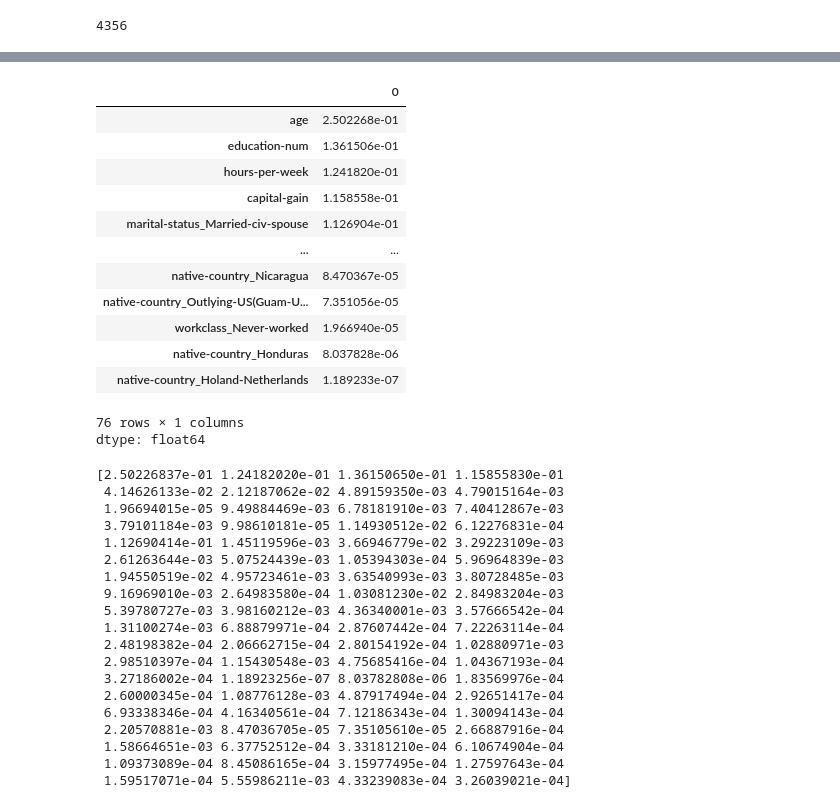
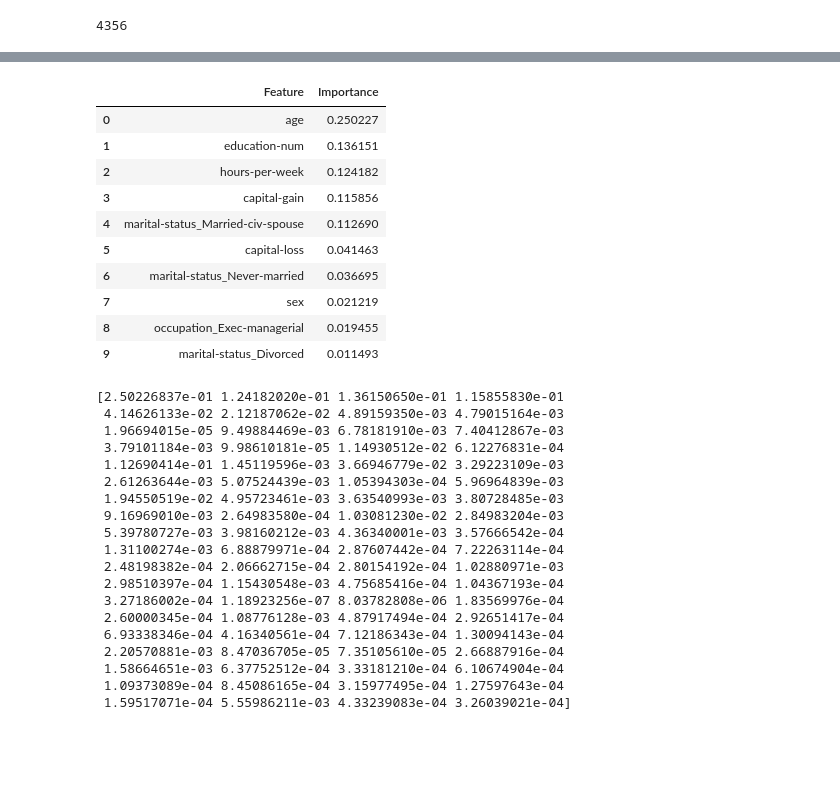
Before and after one commit to atishsundaram1-beep/dl-survey-live-lab-2025, a Jupyter notebook: notebooks/01_baseline_random_forest_gradio.ipynb, the cells around one changed output, grey strips where cells are left out. Drawn from its saved outputs; the diff is of its cells as text; code cells hidden in the pictures; blank space fills up the shorter version.

```diff
--- a/notebooks/01_baseline_random_forest_gradio.ipynb
+++ b/notebooks/01_baseline_random_forest_gradio.ipynb
@@ -550,6 +550,15 @@ X_train.head()
 X_train["capital-loss"].max()
 # %% [output]
 4356
+# %%
+def feature_importance_button():
+    """
+    Returns the top 10 feature importances from the trained Random Forest model.
+    """
+    importances = pd.Series(rf.feature_importances_, index=X_train_final.columns).sort_values(ascending=False).head(10)
+    importances = pd.DataFrame(importances).reset_index()
+    importances.columns = ['Feature', 'Importance']
+    return importances
 # %%
 # Use categories from your training set (already imputed)
 workclass_choices = sorted(pd.unique(X_train["workclass"].dropna()))
@@ -605,20 +608,17 @@ def show_feature_importance():
-# %%
-show_feature_importance()
-# %% [output]
-|  | 0 |
-| age | 2.502268e-01 |
-| education-num | 1.361506e-01 |
-| hours-per-week | 1.241820e-01 |
-| capital-gain | 1.158558e-01 |
-| marital-status_Married-civ-spouse | 1.126904e-01 |
-| ... | ... |
-| native-country_Nicaragua | 8.470367e-05 |
-| native-country_Outlying-US(Guam-U... | 7.351056e-05 |
-| workclass_Never-worked | 1.966940e-05 |
-| native-country_Honduras | 8.037828e-06 |
-| native-country_Holand-Netherlands | 1.189233e-07 |
-76 rows × 1 columns
-dtype: float64
+# %%
+feature_importance_button()
+# %% [output]
+|  | Feature | Importance |
+| 0 | age | 0.250227 |
+| 1 | education-num | 0.136151 |
+| 2 | hours-per-week | 0.124182 |
+| 3 | capital-gain | 0.115856 |
+| 4 | marital-status_Married-civ-spouse | 0.112690 |
+| 5 | capital-loss | 0.041463 |
+| 6 | marital-status_Never-married | 0.036695 |
+| 7 | sex | 0.021219 |
+| 8 | occupation_Exec-managerial | 0.019455 |
+| 9 | marital-status_Divorced | 0.011493 |
 # %%
 print(rf.feature_importances_)
 # %% [output]
```
Also changed, not shown: parts of 3 cells of this notebook.
